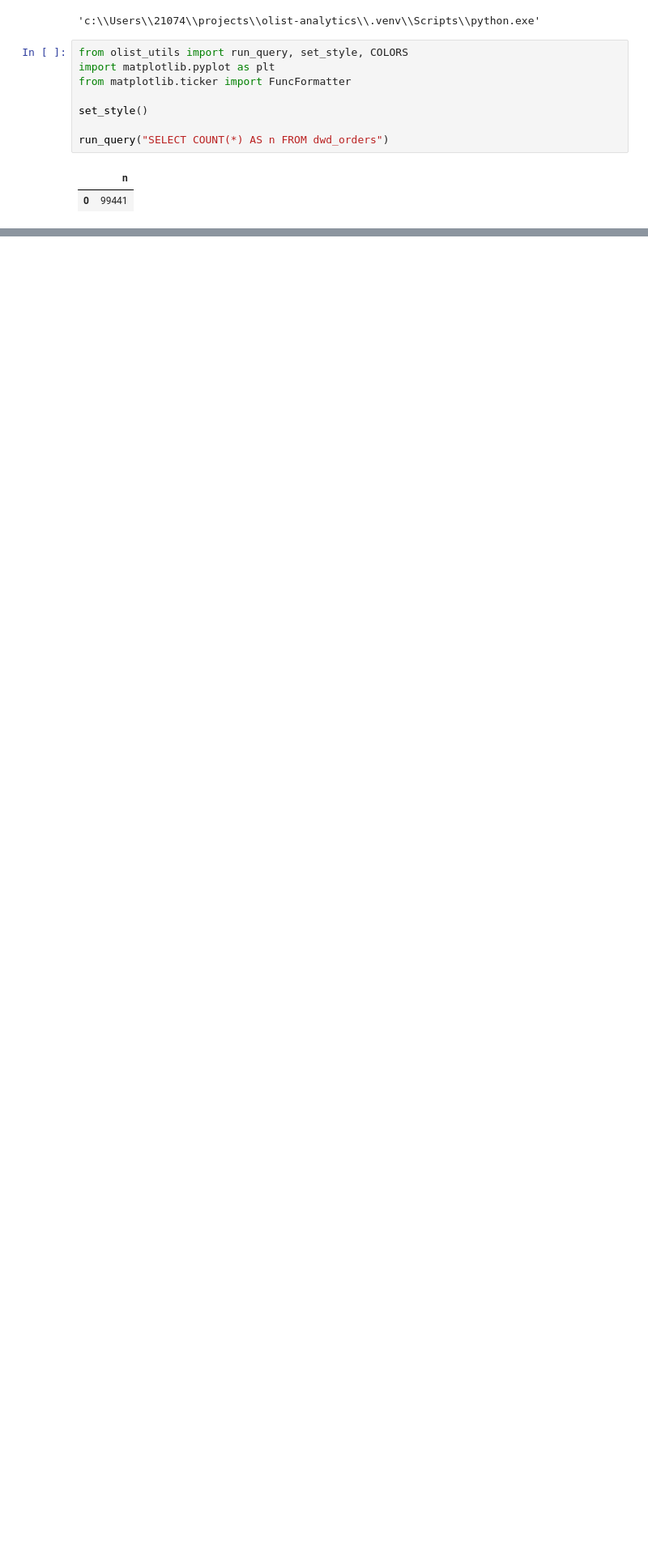
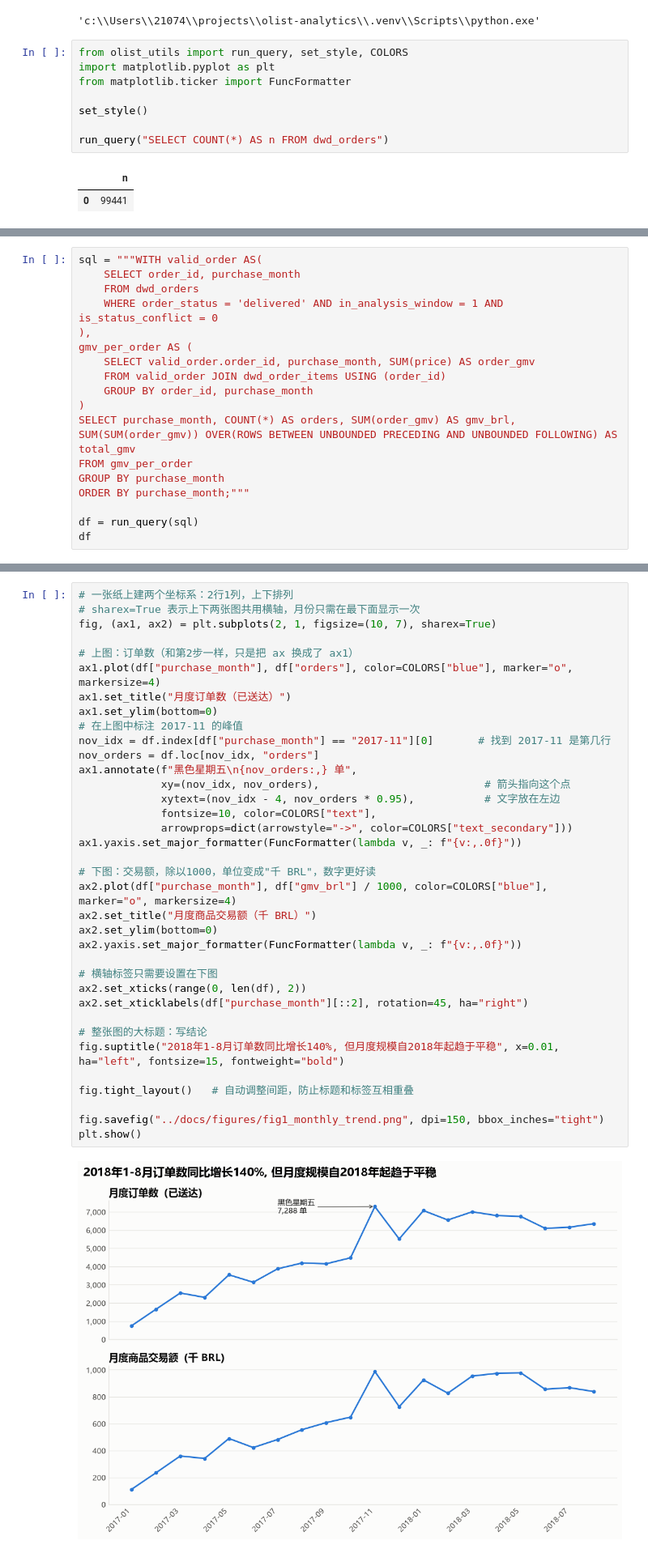
Before and after one commit to LeeMichael-L/olist-analytics, a Jupyter notebook: python/s1_overview.ipynb, the cells around one changed output, grey strips where cells are left out. Shown at 81% size. Saved outputs shown, nothing was run; the diff lists cells and outputs as text; blank space fills up the shorter version.

```diff
--- a/python/s1_overview.ipynb
+++ b/python/s1_overview.ipynb
@@ -16,0 +105,18 @@ run_query("SELECT COUNT(*) AS n FROM dwd_orders")
+# %%
+sql = """WITH valid_order AS(
+	SELECT order_id, purchase_month
+	FROM dwd_orders
+	WHERE order_status = 'delivered' AND in_analysis_window = 1 AND is_status_conflict = 0
+),
+gmv_per_order AS (
+	SELECT valid_order.order_id, purchase_month, SUM(price) AS order_gmv
+	FROM valid_order JOIN dwd_order_items USING (order_id)
+	GROUP BY order_id, purchase_month
+)
+SELECT purchase_month, COUNT(*) AS orders, SUM(order_gmv) AS gmv_brl, SUM(SUM(order_gmv)) OVER(ROWS BETWEEN UNBOUNDED PRECEDING AND UNBOUNDED FOLLOWING) AS total_gmv
+FROM gmv_per_order
+GROUP BY purchase_month
+ORDER BY purchase_month;"""
+
+df = run_query(sql)
+df
@@ -16,0 +145,38 @@ run_query("SELECT COUNT(*) AS n FROM dwd_orders")
+# %%
+# 一张纸上建两个坐标系：2行1列，上下排列
+# sharex=True 表示上下两张图共用横轴，月份只需在最下面显示一次
+fig, (ax1, ax2) = plt.subplots(2, 1, figsize=(10, 7), sharex=True)
+
+# 上图：订单数（和第2步一样，只是把 ax 换成了 ax1）
+ax1.plot(df["purchase_month"], df["orders"], color=COLORS["blue"], marker="o", markersize=4)
+ax1.set_title("月度订单数（已送达）")
+ax1.set_ylim(bottom=0)
+# 在上图中标注 2017-11 的峰值
+nov_idx = df.index[df["purchase_month"] == "2017-11"][0]       # 找到 2017-11 是第几行
+nov_orders = df.loc[nov_idx, "orders"]
+ax1.annotate(f"黑色星期五\n{nov_orders:,} 单",
+             xy=(nov_idx, nov_orders),                          # 箭头指向这个点
+             xytext=(nov_idx - 4, nov_orders * 0.95),           # 文字放在左边
+             fontsize=10, color=COLORS["text"],
+             arrowprops=dict(arrowstyle="->", color=COLORS["text_secondary"]))
+ax1.yaxis.set_major_formatter(FuncFormatter(lambda v, _: f"{v:,.0f}"))
+
+# 下图：交易额，除以1000，单位变成"千 BRL"，数字更好读
+ax2.plot(df["purchase_month"], df["gmv_brl"] / 1000, color=COLORS["blue"], marker="o", markersize=4)
+ax2.set_title("月度商品交易额（千 BRL）")
+ax2.set_ylim(bottom=0)
+ax2.yaxis.set_major_formatter(FuncFormatter(lambda v, _: f"{v:,.0f}"))
+
+# 横轴标签只需要设置在下图
+ax2.set_xticks(range(0, len(df), 2))
+ax2.set_xticklabels(df["purchase_month"][::2], rotation=45, ha="right")
+
+# 整张图的大标题：写结论
+fig.suptitle("2018年1-8月订单数同比增长140%, 但月度规模自2018年起趋于平稳", x=0.01, ha="left", fontsize=15, fontweight="bold")
+
+fig.tight_layout()   # 自动调整间距，防止标题和标签互相重叠
+
+fig.savefig("../docs/figures/fig1_monthly_trend.png", dpi=150, bbox_inches="tight")
+plt.show()
+# %% [output]
+[figure, added]
```
Also changed, not shown: parts of 15 cells of this notebook, 2 other files.
